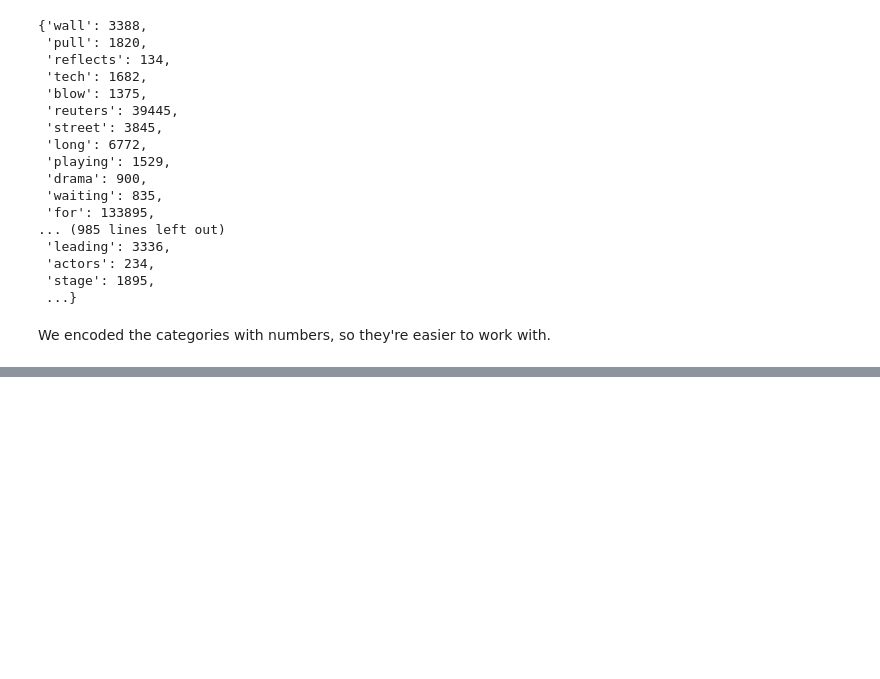
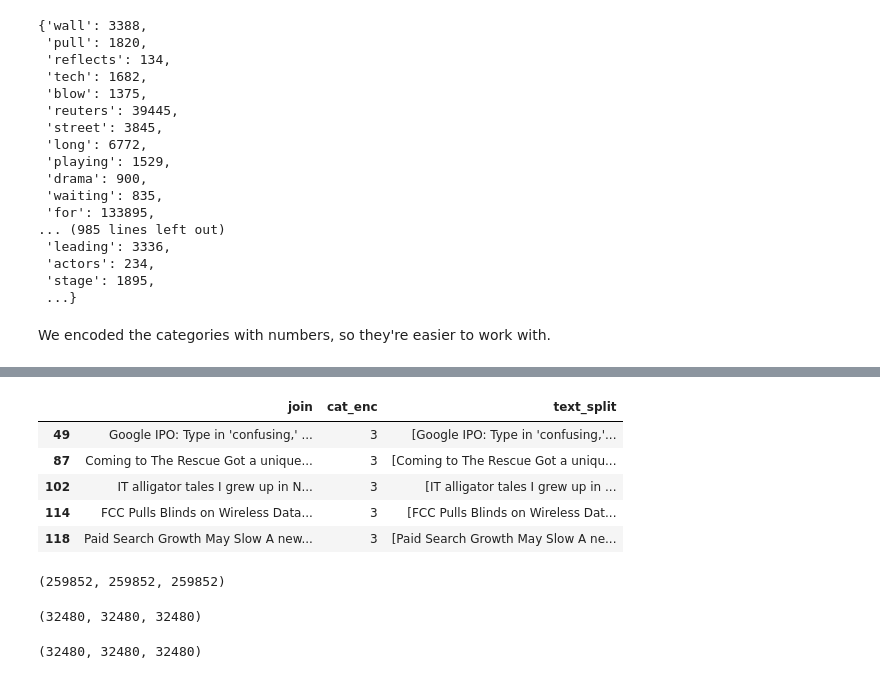
Before and after one commit to krisivarga/deep_learning_HW_big, a Jupyter notebook: get_data.ipynb, the cells around one changed output, grey strips where cells are left out. Drawn from its saved outputs; the diff is of its cells as text; code cells hidden in the pictures; blank space fills up the shorter version.

```diff
--- a/get_data.ipynb
+++ b/get_data.ipynb
@@ -496,0 +482,46 @@ shutil.rmtree('data')
+# %%
+valid_data['text_split'] = valid_data[DATA_COLUMN].apply(get_split)
+valid_data.head()
+# %% [output]
+|  | join | cat_enc | text_split |
+| 49 | Google IPO: Type in 'confusing,' ... | 3 | [Google IPO: Type in 'confusing,'... |
+| 87 | Coming to The Rescue Got a unique... | 3 | [Coming to The Rescue Got a uniqu... |
+| 102 | IT alligator tales I grew up in N... | 3 | [IT alligator tales I grew up in ... |
+| 114 | FCC Pulls Blinds on Wireless Data... | 3 | [FCC Pulls Blinds on Wireless Dat... |
+| 118 | Paid Search Growth May Slow A new... | 3 | [Paid Search Growth May Slow A ne... |
+# %%
+train_l = []
+label_l = []
+index_l =[]
+for idx,row in training_data.iterrows():
+  for l in row['text_split']:
+    train_l.append(l)
+    label_l.append(row['cat_enc'])
+    index_l.append(idx)
+len(train_l), len(label_l), len(index_l)
+# %% [output]
+(259852, 259852, 259852)
+# %%
+val_l = []
+val_label_l = []
+val_index_l = []
+for idx,row in valid_data.iterrows():
+  for l in row['text_split']:
+    val_l.append(l)
+    val_label_l.append(row['cat_enc'])
+    val_index_l.append(idx)
+len(val_l), len(val_label_l), len(val_index_l)
+# %% [output]
+(32480, 32480, 32480)
+# %%
+test_l = []
+test_label_l = []
+test_index_l = []
+for idx,row in testing_data.iterrows():
+  for l in row['text_split']:
+    test_l.append(l)
+    test_label_l.append(row['cat_enc'])
+    test_index_l.append(idx)
+len(test_l), len(test_label_l), len(test_index_l)
+# %% [output]
+(32480, 32480, 32480)
```
Also changed, not shown: parts of 66 cells of this notebook.
